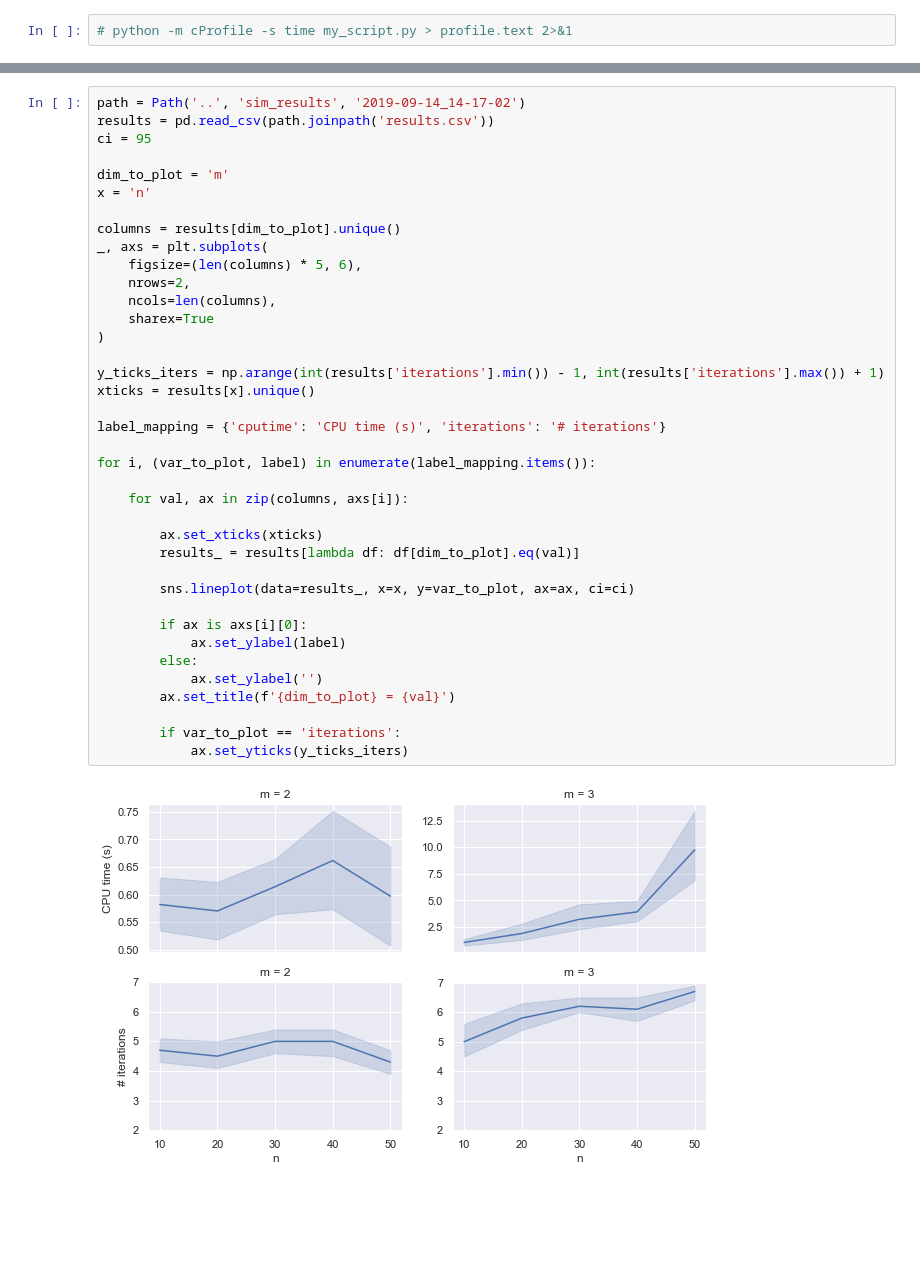
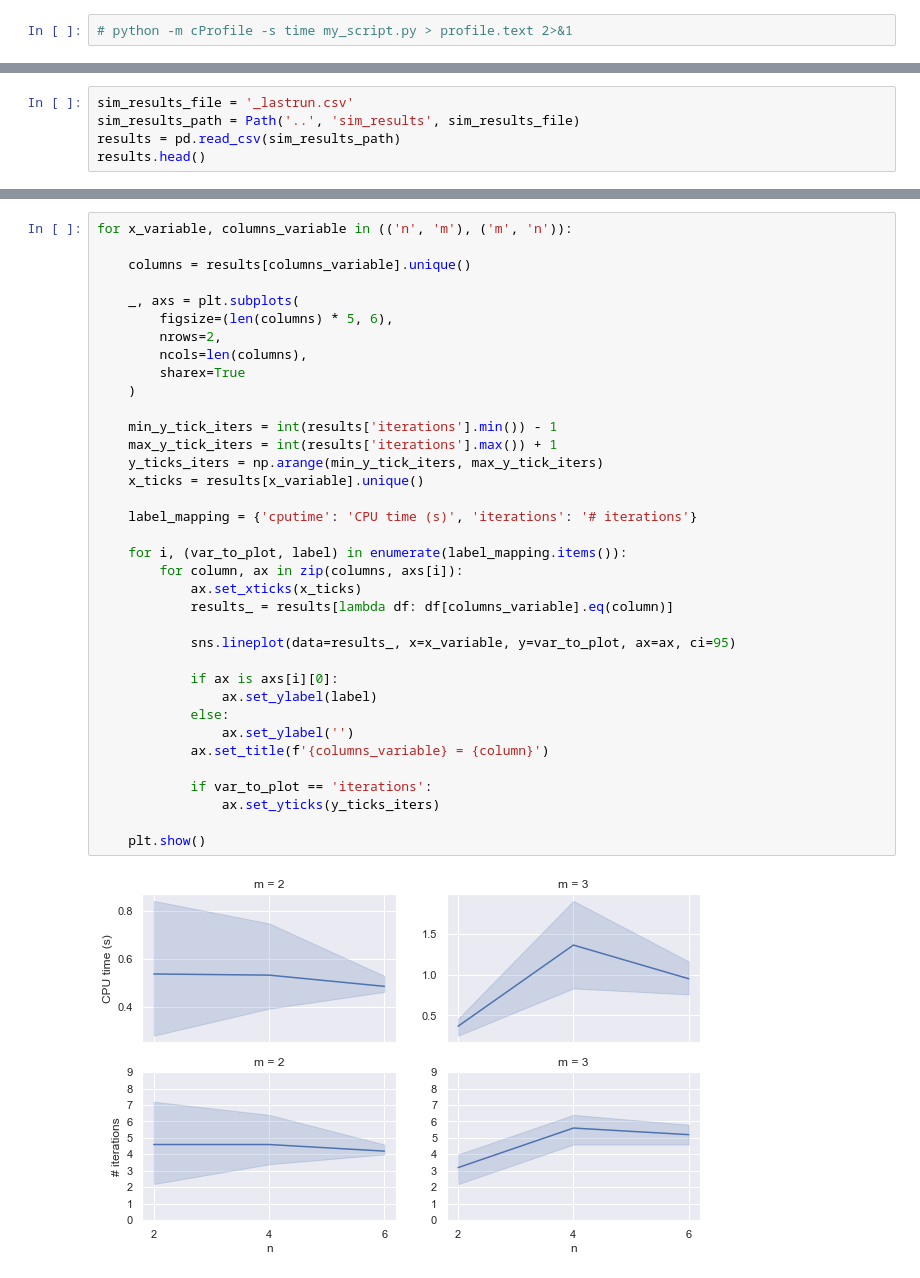
Before and after one commit to rubenvdg/fml-pricing, a Jupyter notebook: notebooks/make-plots.ipynb, the cells around one changed output, grey strips where cells are left out. Cells and saved outputs as stored; diff of their text form; blank space fills up the shorter version.

Commit message:
upgrade on simulation results persisting and plotting

```diff
--- a/notebooks/make-plots.ipynb
+++ b/notebooks/make-plots.ipynb
@@ -10,0 +13,5 @@ import matplotlib.pyplot as plt
+# %%
+sim_results_file = '_lastrun.csv'
+sim_results_path = Path('..', 'sim_results', sim_results_file)
+results = pd.read_csv(sim_results_path)
+results.head()
@@ -11,40 +25,38 @@ import matplotlib.pyplot as plt
 # %%
-path = Path('..', 'sim_results', '2019-09-14_14-17-02')
-results = pd.read_csv(path.joinpath('results.csv'))
-ci = 95
+for x_variable, columns_variable in (('n', 'm'), ('m', 'n')):
 
-dim_to_plot = 'm'
-x = 'n'
+    columns = results[columns_variable].unique()
 
-columns = results[dim_to_plot].unique()
-_, axs = plt.subplots(
-    figsize=(len(columns) * 5, 6),
-    nrows=2,
-    ncols=len(columns),
-    sharex=True
-)
+    _, axs = plt.subplots(
+        figsize=(len(columns) * 5, 6),
+        nrows=2,
+        ncols=len(columns),
+        sharex=True
+    )
 
-y_ticks_iters = np.arange(int(results['iterations'].min()) - 1, int(results['iterations'].max()) + 1)
-xticks = results[x].unique()
+    min_y_tick_iters = int(results['iterations'].min()) - 1
+    max_y_tick_iters = int(results['iterations'].max()) + 1
+    y_ticks_iters = np.arange(min_y_tick_iters, max_y_tick_iters)
+    x_ticks = results[x_variable].unique()
 
-label_mapping = {'cputime': 'CPU time (s)', 'iterations': '# iterations'}
+    label_mapping = {'cputime': 'CPU time (s)', 'iterations': '# iterations'}
 
-for i, (var_to_plot, label) in enumerate(label_mapping.items()):
+    for i, (var_to_plot, label) in enumerate(label_mapping.items()):
+        for column, ax in zip(columns, axs[i]):
+            ax.set_xticks(x_ticks)
+            results_ = results[lambda df: df[columns_variable].eq(column)]
 
-    for val, ax in zip(columns, axs[i]):
+            sns.lineplot(data=results_, x=x_variable, y=var_to_plot, ax=ax, ci=95)
 
-        ax.set_xticks(xticks)
-        results_ = results[lambda df: df[dim_to_plot].eq(val)]
+            if ax is axs[i][0]:
+                ax.set_ylabel(label)
+            else:
+                ax.set_ylabel('')
+            ax.set_title(f'{columns_variable} = {column}')
 
-        sns.lineplot(data=results_, x=x, y=var_to_plot, ax=ax, ci=ci)
+            if var_to_plot == 'iterations':
+                ax.set_yticks(y_ticks_iters)
 
-        if ax is axs[i][0]:
-            ax.set_ylabel(label)
-        else:
-            ax.set_ylabel('')
-        ax.set_title(f'{dim_to_plot} = {val}')
-
-        if var_to_plot == 'iterations':
-            ax.set_yticks(y_ticks_iters)
+    plt.show()
 # %% [output]
-[figure, old version]
+[figure, new version]
```
Also changed, not shown: parts of 7 cells of this notebook, 3 other files.
